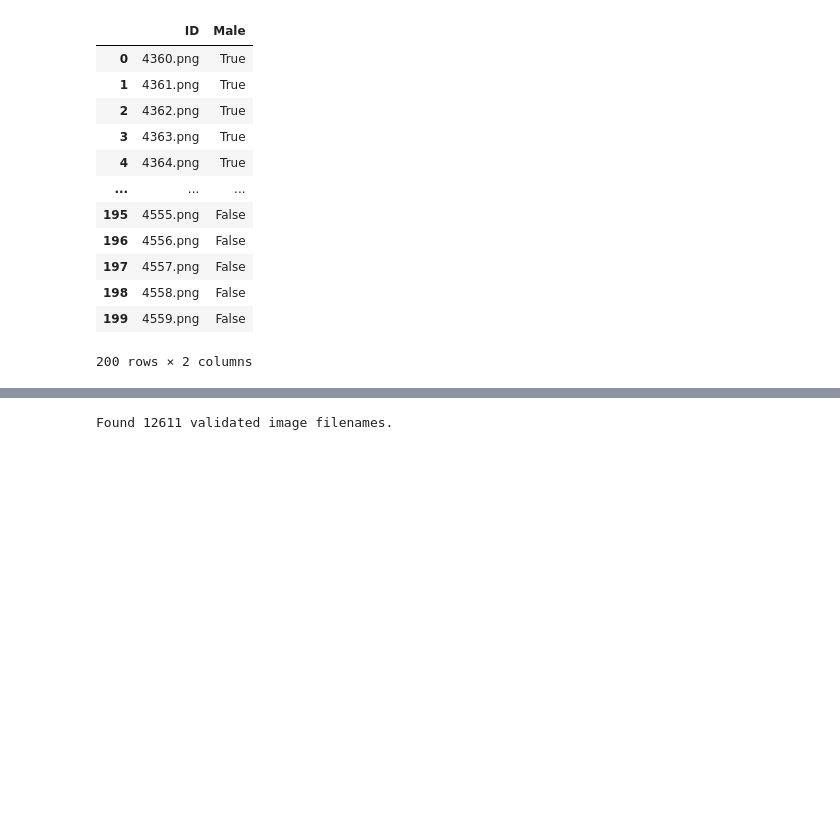
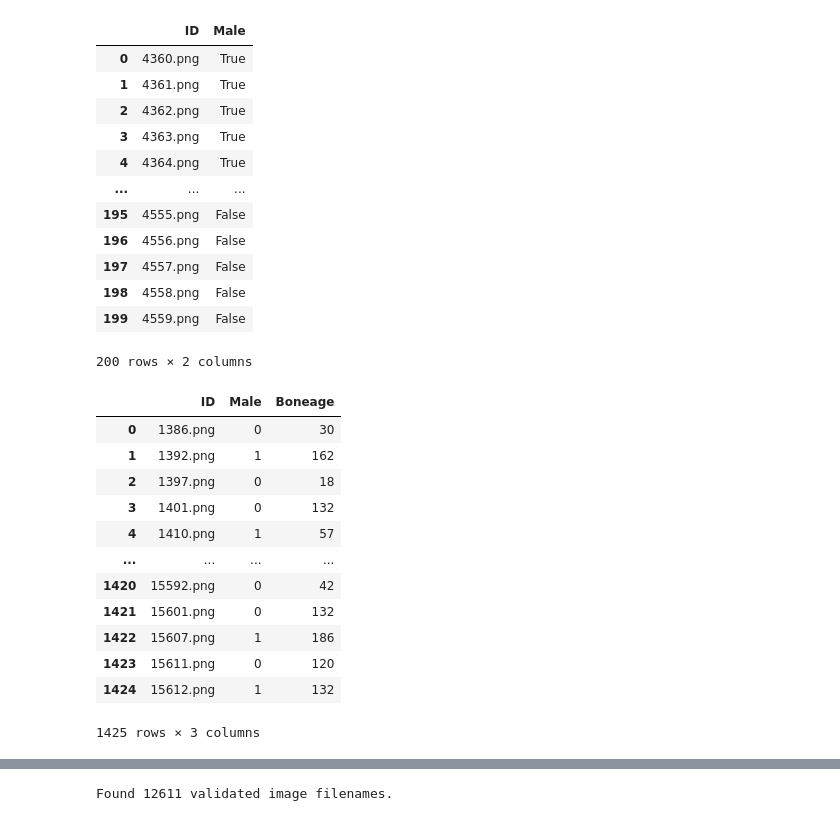
Before and after one commit to NandavardhanRadhakrishnan/BoneAge, a Jupyter notebook: model_testing.ipynb, the cells around one changed output, grey strips where cells are left out. Cells and saved outputs as stored; diff of their text form; code cells hidden in the pictures; blank space fills up the shorter version.

```diff
--- a/model_testing.ipynb
+++ b/model_testing.ipynb
@@ -44,6 +44,25 @@ test_df
 | 198 | 4558.png | False |
 | 199 | 4559.png | False |
 200 rows × 2 columns
+# %%
+val_df = pd.read_csv('dataset/RSNA_Annotations/RSNA_Annotations/BONEAGE/boneage_val.csv')
+val_df['ID'] = val_df['ID'].map(lambda x: f'{x}.png')
+val_df['Male']= val_df['Male'].map(lambda x: 1 if (x == True) else 0)
+val_df
+# %% [output]
+|  | ID | Male | Boneage |
+| 0 | 1386.png | 0 | 30 |
+| 1 | 1392.png | 1 | 162 |
+| 2 | 1397.png | 0 | 18 |
+| 3 | 1401.png | 0 | 132 |
+| 4 | 1410.png | 1 | 57 |
+| ... | ... | ... | ... |
+| 1420 | 15592.png | 0 | 42 |
+| 1421 | 15601.png | 0 | 132 |
+| 1422 | 15607.png | 1 | 186 |
+| 1423 | 15611.png | 0 | 120 |
+| 1424 | 15612.png | 1 | 132 |
+1425 rows × 3 columns
 # %%
 train_dir='dataset/RSNA_train/images'
 test_dir= 'dataset/RSNA_test/images'
```
Also changed, not shown: parts of 18 cells of this notebook, 2 other files.
